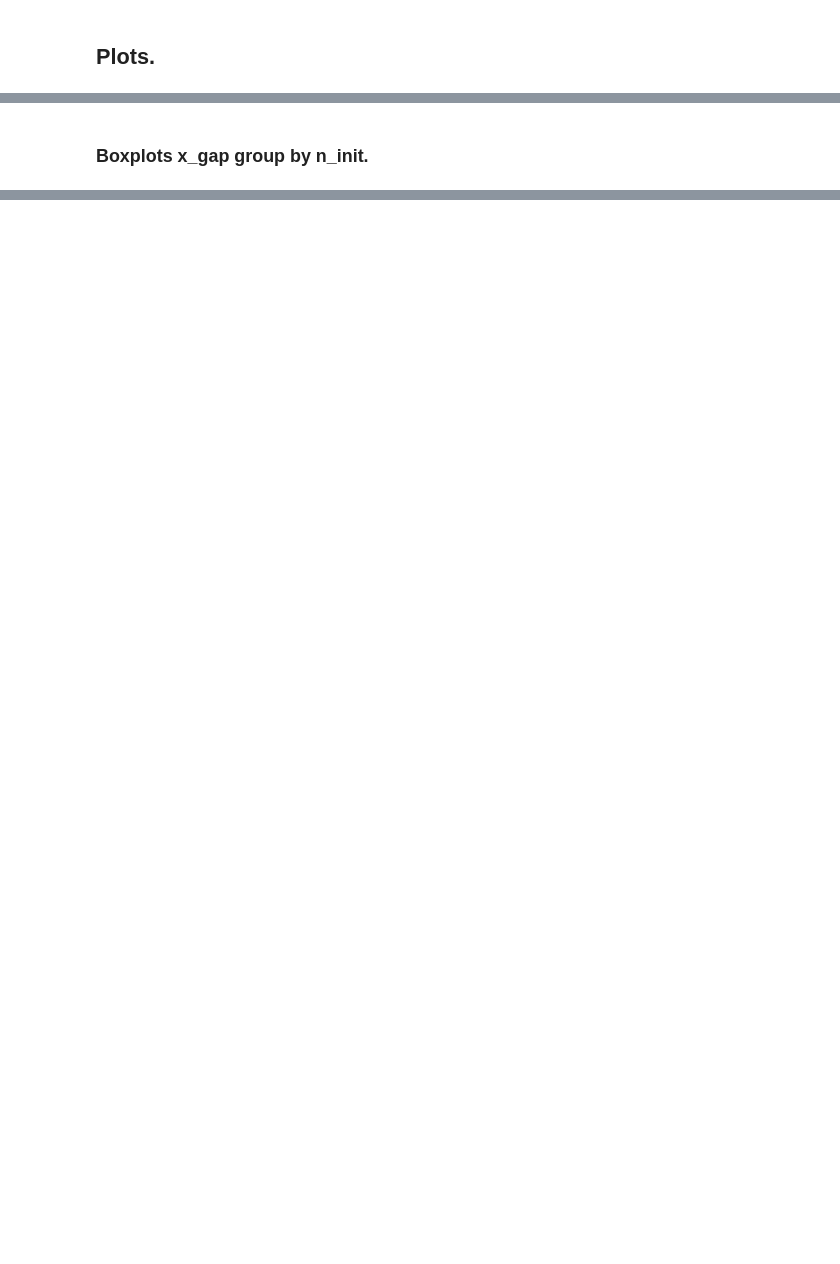
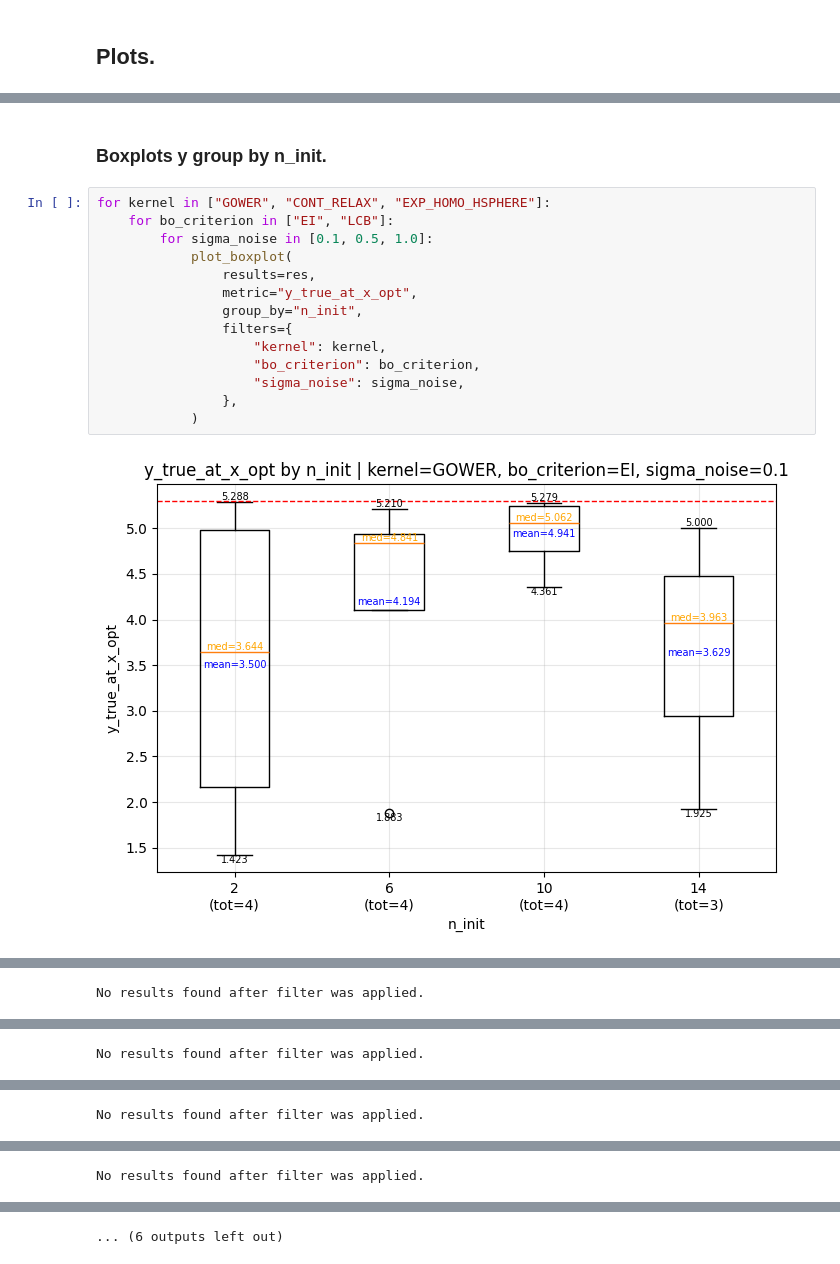
Before and after one commit to srh1001/comcatalyst-stable, a Jupyter notebook: comcatalyst/main_xpr_moda_analyze_benchmark.ipynb, the cells around one changed output, grey strips where cells are left out. Drawn from its saved outputs; the diff is of its cells as text; blank space fills up the shorter version.

```diff
--- a/comcatalyst/main_xpr_moda_analyze_benchmark.ipynb
+++ b/comcatalyst/main_xpr_moda_analyze_benchmark.ipynb
@@ -243,2 +250,18 @@ for bo_criterion in ["EI", "LCB"]:
 # %% [markdown]
-### **Boxplots x_gap group by n_init.**
+### **Boxplots y group by n_init.**
+# %%
+for kernel in ["GOWER", "CONT_RELAX", "EXP_HOMO_HSPHERE"]:
+    for bo_criterion in ["EI", "LCB"]:
+        for sigma_noise in [0.1, 0.5, 1.0]:
+            plot_boxplot(
+                results=res,
+                metric="y_true_at_x_opt",
+                group_by="n_init",
+                filters={
+                    "kernel": kernel,
+                    "bo_criterion": bo_criterion,
+                    "sigma_noise": sigma_noise,
+                },
+            )
+# %% [output]
+[figure, added]
@@ -244,0 +269 @@ for bo_criterion in ["EI", "LCB"]:
+No results found after filter was applied.
@@ -244,0 +272 @@ for bo_criterion in ["EI", "LCB"]:
+No results found after filter was applied.
@@ -244,0 +274 @@ for bo_criterion in ["EI", "LCB"]:
+No results found after filter was applied.
@@ -244,0 +277 @@ for bo_criterion in ["EI", "LCB"]:
+No results found after filter was applied.
@@ -244,0 +279 @@ for bo_criterion in ["EI", "LCB"]:
+... (6 outputs left out)
```
Also changed, not shown: parts of 30 cells of this notebook, 10 other files.
